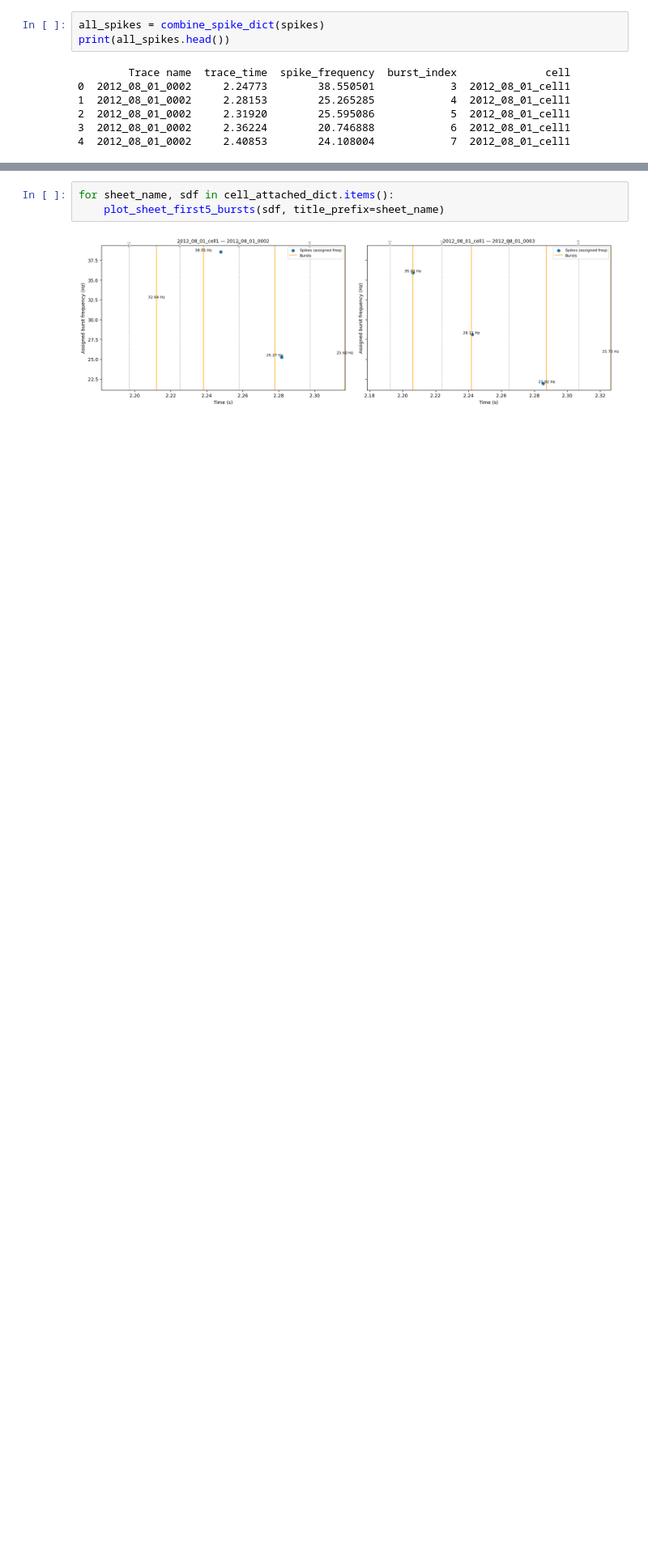
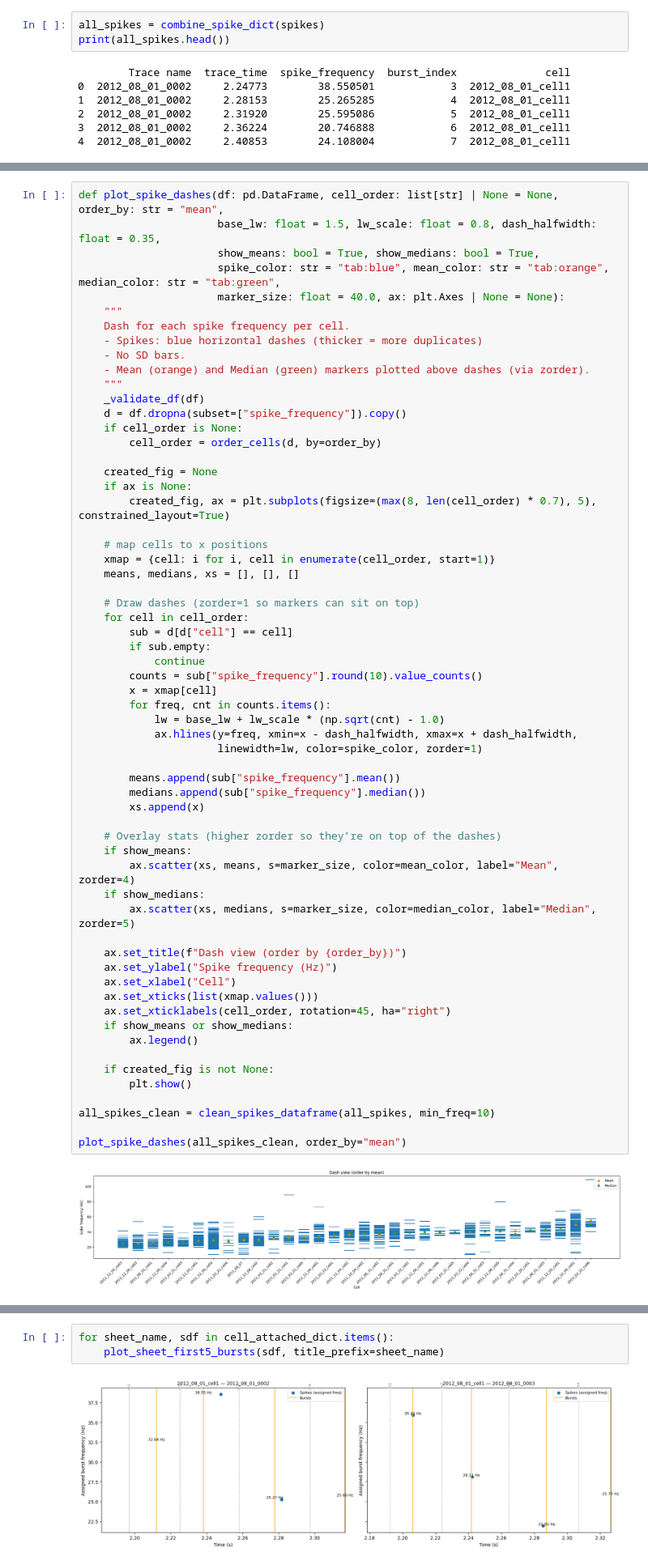
Before and after one commit to haleycab/murray-neuroscience-lab, a Jupyter notebook: Cleaned, updated files from Spring/cellattachedspikes.ipynb, the cells around one changed output, grey strips where cells are left out. Shown at 81% size. Saved outputs shown, nothing was run; the diff lists cells and outputs as text; blank space fills up the shorter version.

Commit message:
Spiking graphs

```diff
--- a/Cleaned, updated files from Spring/cellattachedspikes.ipynb
+++ b/Cleaned, updated files from Spring/cellattachedspikes.ipynb
@@ -365,0 +170,63 @@ plot_all_views(all_spikes)
+# %%
+def plot_spike_dashes(df: pd.DataFrame, cell_order: list[str] | None = None, order_by: str = "mean",
+                      base_lw: float = 1.5, lw_scale: float = 0.8, dash_halfwidth: float = 0.35,
+                      show_means: bool = True, show_medians: bool = True,
+                      spike_color: str = "tab:blue", mean_color: str = "tab:orange", median_color: str = "tab:green",
+                      marker_size: float = 40.0, ax: plt.Axes | None = None):
+    """
+    Dash for each spike frequency per cell.
+    - Spikes: blue horizontal dashes (thicker = more duplicates)
+    - No SD bars.
+    - Mean (orange) and Median (green) markers plotted above dashes (via zorder).
+    """
+    _validate_df(df)
+    d = df.dropna(subset=["spike_frequency"]).copy()
+    if cell_order is None:
+        cell_order = order_cells(d, by=order_by)
+
+    created_fig = None
+    if ax is None:
+        created_fig, ax = plt.subplots(figsize=(max(8, len(cell_order) * 0.7), 5), constrained_layout=True)
+
+    # map cells to x positions
+    xmap = {cell: i for i, cell in enumerate(cell_order, start=1)}
+    means, medians, xs = [], [], []
+
+    # Draw dashes (zorder=1 so markers can sit on top)
+    for cell in cell_order:
+        sub = d[d["cell"] == cell]
+        if sub.empty:
+            continue
+        counts = sub["spike_frequency"].round(10).value_counts()
+        x = xmap[cell]
+        for freq, cnt in counts.items():
+            lw = base_lw + lw_scale * (np.sqrt(cnt) - 1.0)
+            ax.hlines(y=freq, xmin=x - dash_halfwidth, xmax=x + dash_halfwidth,
+                      linewidth=lw, color=spike_color, zorder=1)
+
+        means.append(sub["spike_frequency"].mean())
+        medians.append(sub["spike_frequency"].median())
+        xs.append(x)
+
+    # Overlay stats (higher zorder so they’re on top of the dashes)
+    if show_means:
+        ax.scatter(xs, means, s=marker_size, color=mean_color, label="Mean",   zorder=4)
+    if show_medians:
+        ax.scatter(xs, medians, s=marker_size, color=median_color, label="Median", zorder=5)
+
+    ax.set_title(f"Dash view (order by {order_by})")
+    ax.set_ylabel("Spike frequency (Hz)")
+    ax.set_xlabel("Cell")
+    ax.set_xticks(list(xmap.values()))
+    ax.set_xticklabels(cell_order, rotation=45, ha="right")
+    if show_means or show_medians:
+        ax.legend()
+
+    if created_fig is not None:
+        plt.show()
+
+all_spikes_clean = clean_spikes_dataframe(all_spikes, min_freq=10)
+
+plot_spike_dashes(all_spikes_clean, order_by="mean")
+# %% [output]
+[figure, added]
```
Also changed, not shown: parts of 7 cells of this notebook, 1 other file.
